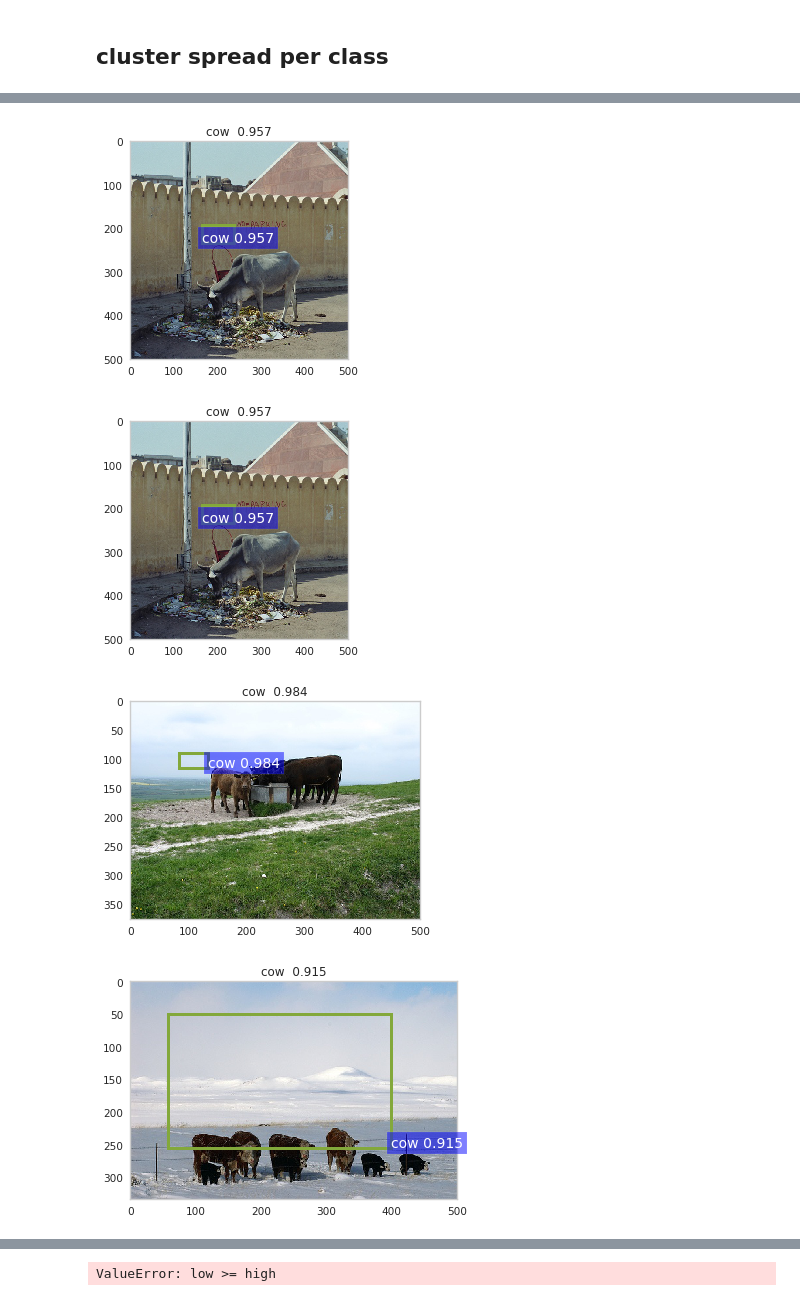
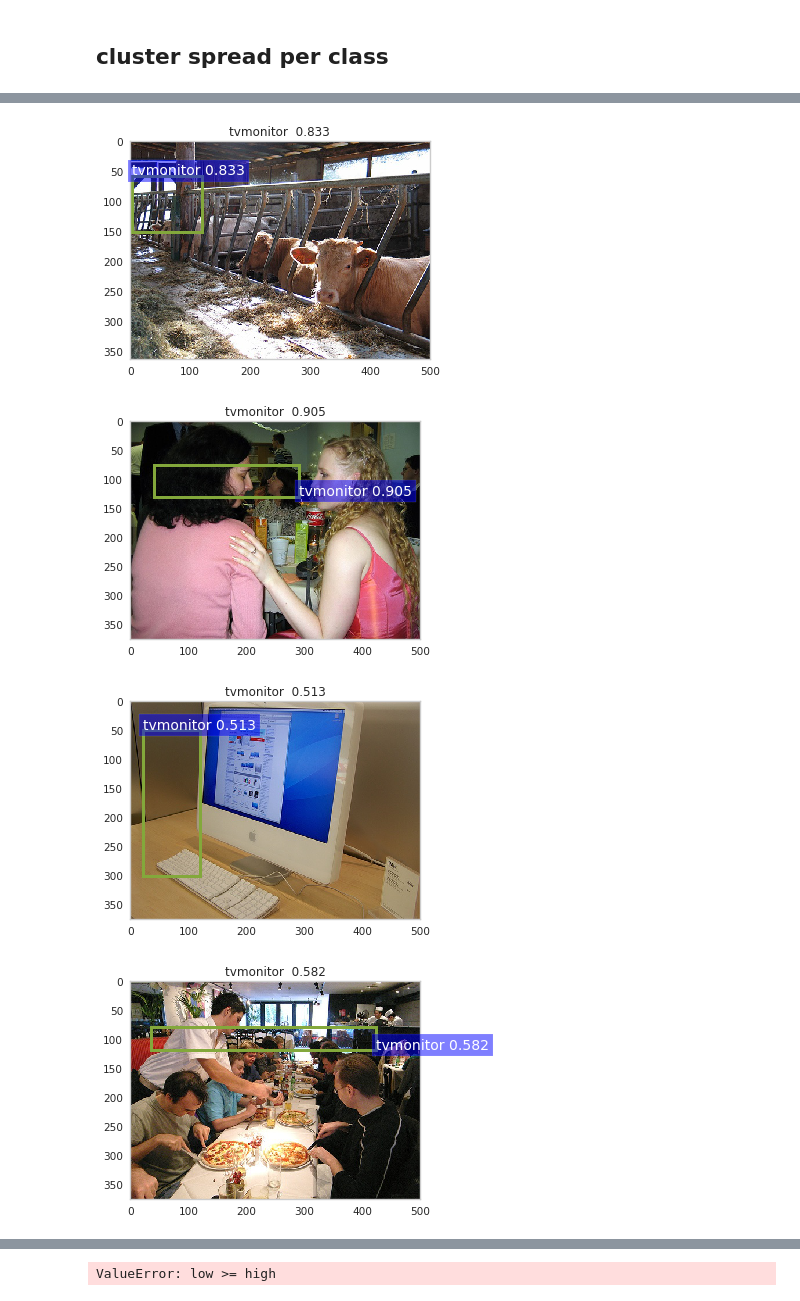
Before and after one commit to TheLaurens/ThesisProject-SCFasterRCNN9000, a Jupyter notebook: tools/visualise_acol_results_pascal.ipynb, the cells around one changed output, grey strips where cells are left out. Cells and saved outputs as stored; diff of their text form; code cells hidden in the pictures.

```diff
--- a/tools/visualise_acol_results_pascal.ipynb
+++ b/tools/visualise_acol_results_pascal.ipynb
@@ -68,7 +68,9 @@ pd.set_option('display.max_rows', 1000)
 clustCount = 5
 classCount = 80
 #detections = pd.read_json('/code/ThesisProject-SCFasterRCNN9000/output/faster_rcnn_ACOL_end2end/voc_2007_test/VGGnet_fast_rcnn_iter_10002/detections_test2007_results_b8daaa24-ec61-4923-8530-610e97066d54.json')
-detections = pd.read_json('/code/ThesisProject-SCFasterRCNN9000/output/faster_rcnn_ACOL_end2end/voc_2007_test/VGGnet_fast_rcnn_iter_700002/detections_test2007_results_eab12ddd-2dc4-459e-9849-b8112146339b.json')
+#This one is interesting:
+#detections = pd.read_json('/code/ThesisProject-SCFasterRCNN9000/output/faster_rcnn_ACOL_end2end/voc_2007_test/VGGnet_fast_rcnn_iter_200000/detections_test2007_results_a2a0bcea-ce05-41fd-9faa-f39b7fc8e4d2.json')
+detections = pd.read_json('/code/ThesisProject-SCFasterRCNN9000/output/faster_rcnn_ACOL_end2end/voc_2007_test/VGGnet_fast_rcnn_iter_200000/detections_test2007_results_976d1b56-9136-4241-b2e3-ca61d84c3d2a.json')
 # %%
 detections
 # %% [output]
@@ -116,14 +118,15 @@ detections[['category_id','cluster','image_id']].groupby(['category_id', 'cluste
 # %%
-clust0=detections[(detections.category_id=='cow') & (detections.cluster==0) & (detections.score>0.8)]
-clust1=detections[(detections.category_id=='cow') & (detections.cluster==2) & (detections.score>0)]
-clust2=detections[(detections.category_id=='person') & (detections.cluster==0) & (detections.score>0.8)]
-clust3=detections[(detections.category_id=='person') & (detections.cluster==2) & (detections.score>0)]
+clust0=detections[(detections.category_id=='tvmonitor') & (detections.cluster==0) & (detections.score>0.5)]
+clust1=detections[(detections.category_id=='tvmonitor') & (detections.cluster==1) & (detections.score>0.5)]
+clust2=detections[(detections.category_id=='tvmonitor') & (detections.cluster==2) & (detections.score>0.5)]
+clust3=detections[(detections.category_id=='tvmonitor') & (detections.cluster==3) & (detections.score>0.5)]
+clust4=detections[(detections.category_id=='tvmonitor') & (detections.cluster==4) & (detections.score>0.5)]
 # %%
-for i in np.random.randint(0,len(clust0),10):
-    det = clust0.iloc[i]
+for i in np.random.randint(0,len(clust1),10):
+    det = clust1.iloc[i]
     vis_detections(det.image_id, det.category_id, det.bbox, det.score, 0)
 # %% [output]
-[figure, old version]
+[figure, new version]
-[figure, old version]
+[figure, new version]
-[figure, old version]
+[figure, new version]
-[figure, old version]
+[figure, new version]
```
Also changed, not shown: parts of 4 cells of this notebook, 11 other files.
